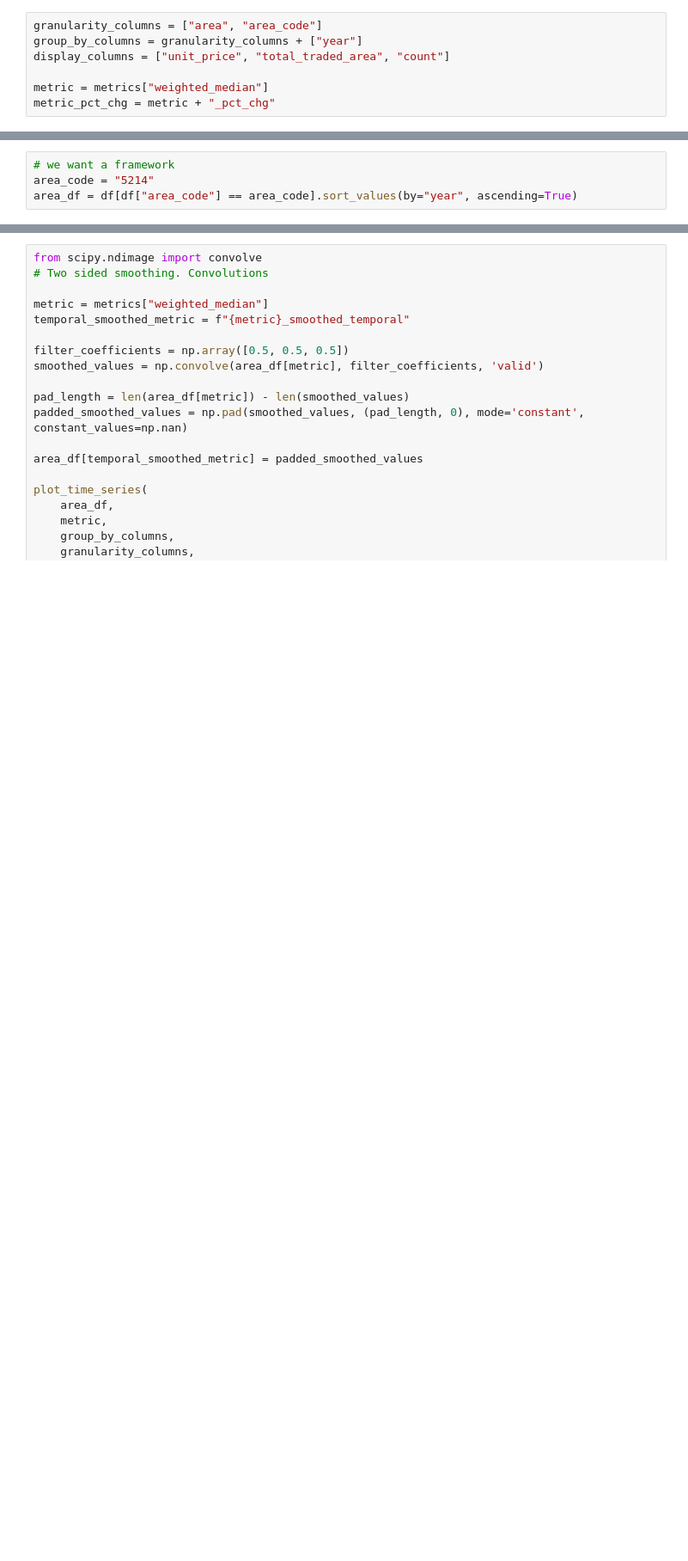
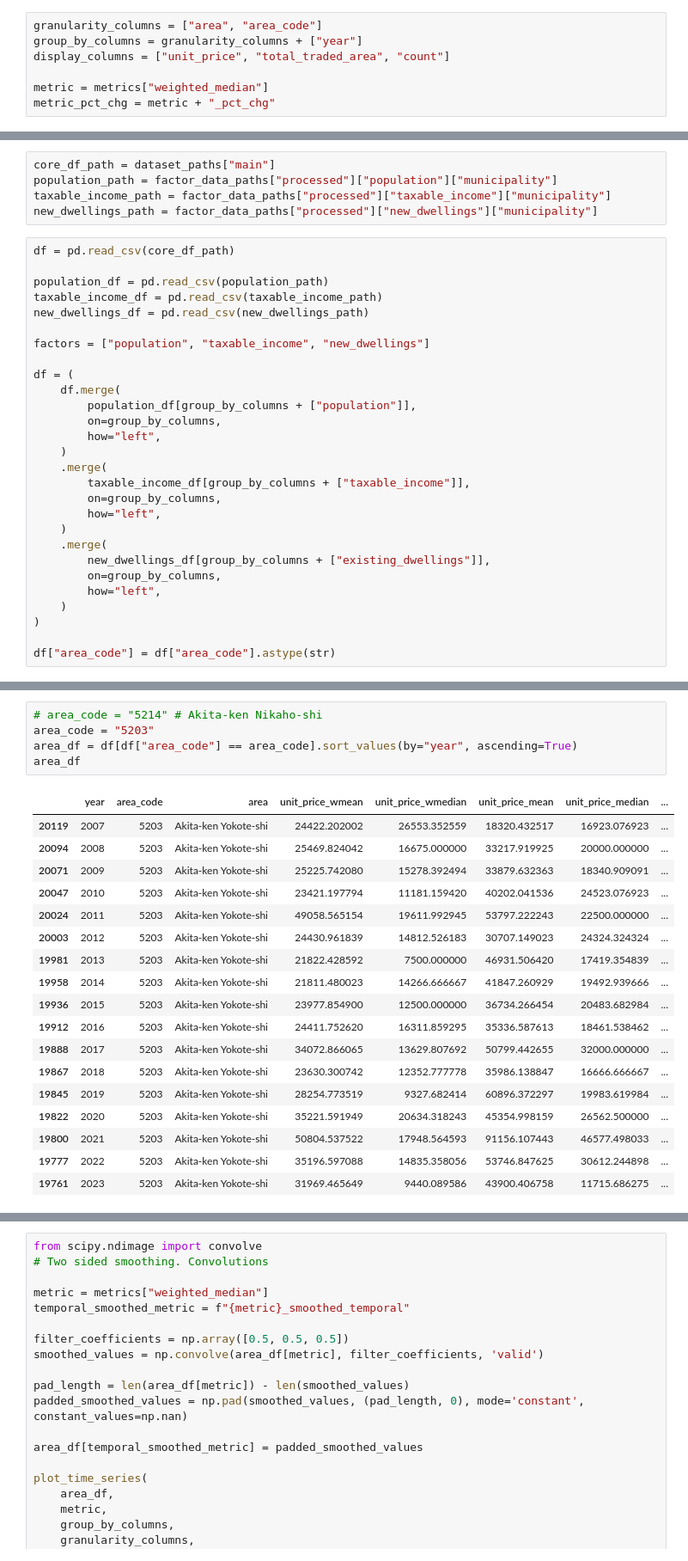
Before and after one commit to diabhaque/Yogen, a Jupyter notebook: notebooks/core_preprocessing/smooth_temporal.ipynb, the cells around one changed output, grey strips where cells are left out. Shown at 86% size. Cells and saved outputs as stored; diff of their text form; blank space fills up the shorter version.

```diff
--- a/notebooks/core_preprocessing/smooth_temporal.ipynb
+++ b/notebooks/core_preprocessing/smooth_temporal.ipynb
@@ -47,0 +44,33 @@ df["area_code"] = df["area_code"].astype(str)
+# %%
+core_df_path = dataset_paths["main"]
+population_path = factor_data_paths["processed"]["population"]["municipality"]
+taxable_income_path = factor_data_paths["processed"]["taxable_income"]["municipality"]
+new_dwellings_path = factor_data_paths["processed"]["new_dwellings"]["municipality"]
+# %%
+df = pd.read_csv(core_df_path)
+
+population_df = pd.read_csv(population_path)
+taxable_income_df = pd.read_csv(taxable_income_path)
+new_dwellings_df = pd.read_csv(new_dwellings_path)
+
+factors = ["population", "taxable_income", "new_dwellings"]
+
+df = (
+    df.merge(
+        population_df[group_by_columns + ["population"]],
+        on=group_by_columns,
+        how="left",
+    )
+    .merge(
+        taxable_income_df[group_by_columns + ["taxable_income"]],
+        on=group_by_columns,
+        how="left",
+    )
+    .merge(
+        new_dwellings_df[group_by_columns + ["existing_dwellings"]],
+        on=group_by_columns,
+        how="left",
+    )
+)
+
+df["area_code"] = df["area_code"].astype(str)
@@ -48,4 +85,24 @@ df["area_code"] = df["area_code"].astype(str)
 # %%
-# we want a framework
-area_code = "5214"
+# area_code = "5214" # Akita-ken Nikaho-shi
+area_code = "5203"
 area_df = df[df["area_code"] == area_code].sort_values(by="year", ascending=True)
+area_df
+# %% [output]
+|  | year | area_code | area | unit_price_wmean | unit_price_wmedian | unit_price_mean | unit_price_median | ... |
+| 20119 | 2007 | 5203 | Akita-ken Yokote-shi | 24422.202002 | 26553.352559 | 18320.432517 | 16923.076923 | ... |
+| 20094 | 2008 | 5203 | Akita-ken Yokote-shi | 25469.824042 | 16675.000000 | 33217.919925 | 20000.000000 | ... |
+| 20071 | 2009 | 5203 | Akita-ken Yokote-shi | 25225.742080 | 15278.392494 | 33879.632363 | 18340.909091 | ... |
+| 20047 | 2010 | 5203 | Akita-ken Yokote-shi | 23421.197794 | 11181.159420 | 40202.041536 | 24523.076923 | ... |
+| 20024 | 2011 | 5203 | Akita-ken Yokote-shi | 49058.565154 | 19611.992945 | 53797.222243 | 22500.000000 | ... |
+| 20003 | 2012 | 5203 | Akita-ken Yokote-shi | 24430.961839 | 14812.526183 | 30707.149023 | 24324.324324 | ... |
+| 19981 | 2013 | 5203 | Akita-ken Yokote-shi | 21822.428592 | 7500.000000 | 46931.506420 | 17419.354839 | ... |
+| 19958 | 2014 | 5203 | Akita-ken Yokote-shi | 21811.480023 | 14266.666667 | 41847.260929 | 19492.939666 | ... |
+| 19936 | 2015 | 5203 | Akita-ken Yokote-shi | 23977.854900 | 12500.000000 | 36734.266454 | 20483.682984 | ... |
+| 19912 | 2016 | 5203 | Akita-ken Yokote-shi | 24411.752620 | 16311.859295 | 35336.587613 | 18461.538462 | ... |
+| 19888 | 2017 | 5203 | Akita-ken Yokote-shi | 34072.866065 | 13629.807692 | 50799.442655 | 32000.000000 | ... |
+| 19867 | 2018 | 5203 | Akita-ken Yokote-shi | 23630.300742 | 12352.777778 | 35986.138847 | 16666.666667 | ... |
+| 19845 | 2019 | 5203 | Akita-ken Yokote-shi | 28254.773519 | 9327.682414 | 60896.372297 | 19983.619984 | ... |
+| 19822 | 2020 | 5203 | Akita-ken Yokote-shi | 35221.591949 | 20634.318243 | 45354.998159 | 26562.500000 | ... |
+| 19800 | 2021 | 5203 | Akita-ken Yokote-shi | 50804.537522 | 17948.564593 | 91156.107443 | 46577.498033 | ... |
+| 19777 | 2022 | 5203 | Akita-ken Yokote-shi | 35196.597088 | 14835.358056 | 53746.847625 | 30612.244898 | ... |
+| 19761 | 2023 | 5203 | Akita-ken Yokote-shi | 31969.465649 | 9440.089586 | 43900.406758 | 11715.686275 | ... |
```
Also changed, not shown: parts of 14 cells of this notebook.
